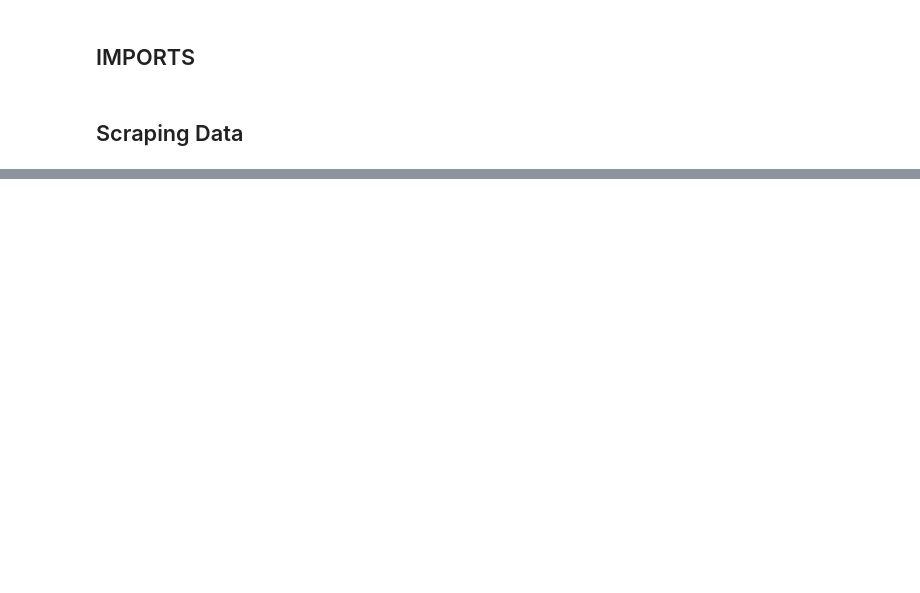
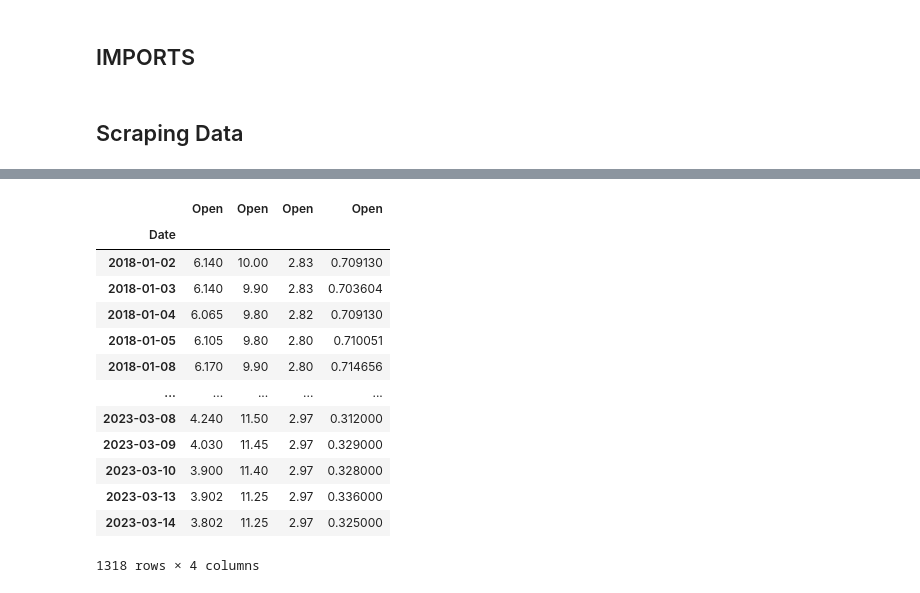
Before and after one commit to anilembel/Portfolio_Forecasting_Optimization, a Jupyter notebook: NoteBooks/Footballstocks analyses.ipynb, the cells around one changed output, grey strips where cells are left out. Cells and saved outputs as stored; diff of their text form; code cells hidden in the pictures; blank space fills up the shorter version.

```diff
--- a/NoteBooks/Footballstocks analyses.ipynb
+++ b/NoteBooks/Footballstocks analyses.ipynb
@@ -117,0 +96,15 @@ df.setindex('Date', inplace=True)
+# %%
+
+# I want to get data on the football clubs Borussia Dortmund, Real Madrid, Galatasaray and Juventus
+symbols = ['BVB.DE', 'AJAX.AS', 'OLG.PA', 'JUVE.MI']
+
+#  I used yahoo finance to get the data
+start_date = '2018-01-01'
+end_date = datetime.today().strftime('%Y-%m-%d')
+
+data1 = yf.download(symbols[0], start=start_date, end=end_date)['Open']
+data2 = yf.download(symbols[1], start=start_date, end=end_date)['Open']
+data3 = yf.download(symbols[2], start=start_date, end=end_date)['Open']
+data4 = yf.download(symbols[3], start=start_date, end=end_date)['Open']
+
+data_Opn = pd.concat([data1, data2, data3, data4], axis=1)
@@ -117,0 +130,17 @@ df.setindex('Date', inplace=True)
+# %%
+data_Opn.dropna()
+# %% [output]
+|  | Open | Open | Open | Open |
+| Date |  |  |  |  |
+| 2018-01-02 | 6.140 | 10.00 | 2.83 | 0.709130 |
+| 2018-01-03 | 6.140 | 9.90 | 2.83 | 0.703604 |
+| 2018-01-04 | 6.065 | 9.80 | 2.82 | 0.709130 |
+| 2018-01-05 | 6.105 | 9.80 | 2.80 | 0.710051 |
+| 2018-01-08 | 6.170 | 9.90 | 2.80 | 0.714656 |
+| ... | ... | ... | ... | ... |
+| 2023-03-08 | 4.240 | 11.50 | 2.97 | 0.312000 |
+| 2023-03-09 | 4.030 | 11.45 | 2.97 | 0.329000 |
+| 2023-03-10 | 3.900 | 11.40 | 2.97 | 0.328000 |
+| 2023-03-13 | 3.902 | 11.25 | 2.97 | 0.336000 |
+| 2023-03-14 | 3.802 | 11.25 | 2.97 | 0.325000 |
+1318 rows × 4 columns
```
Also changed, not shown: parts of 49 cells of this notebook.
